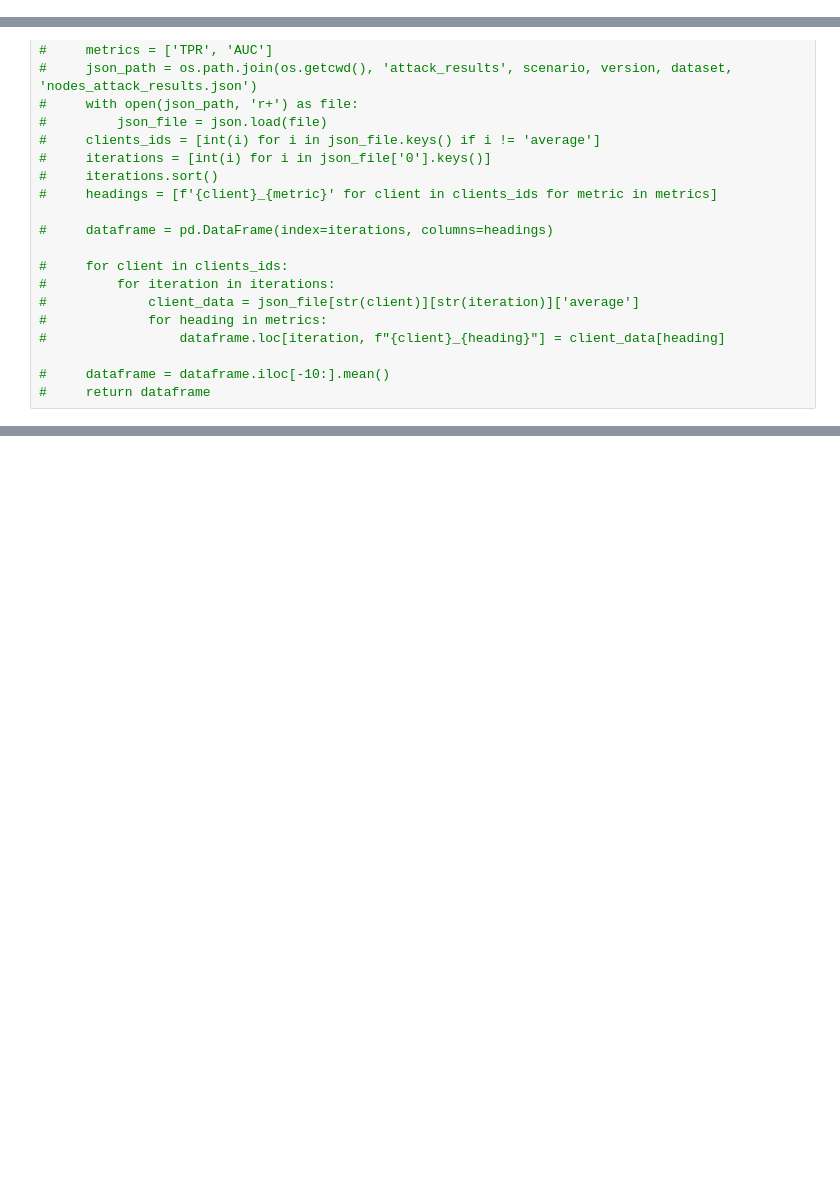
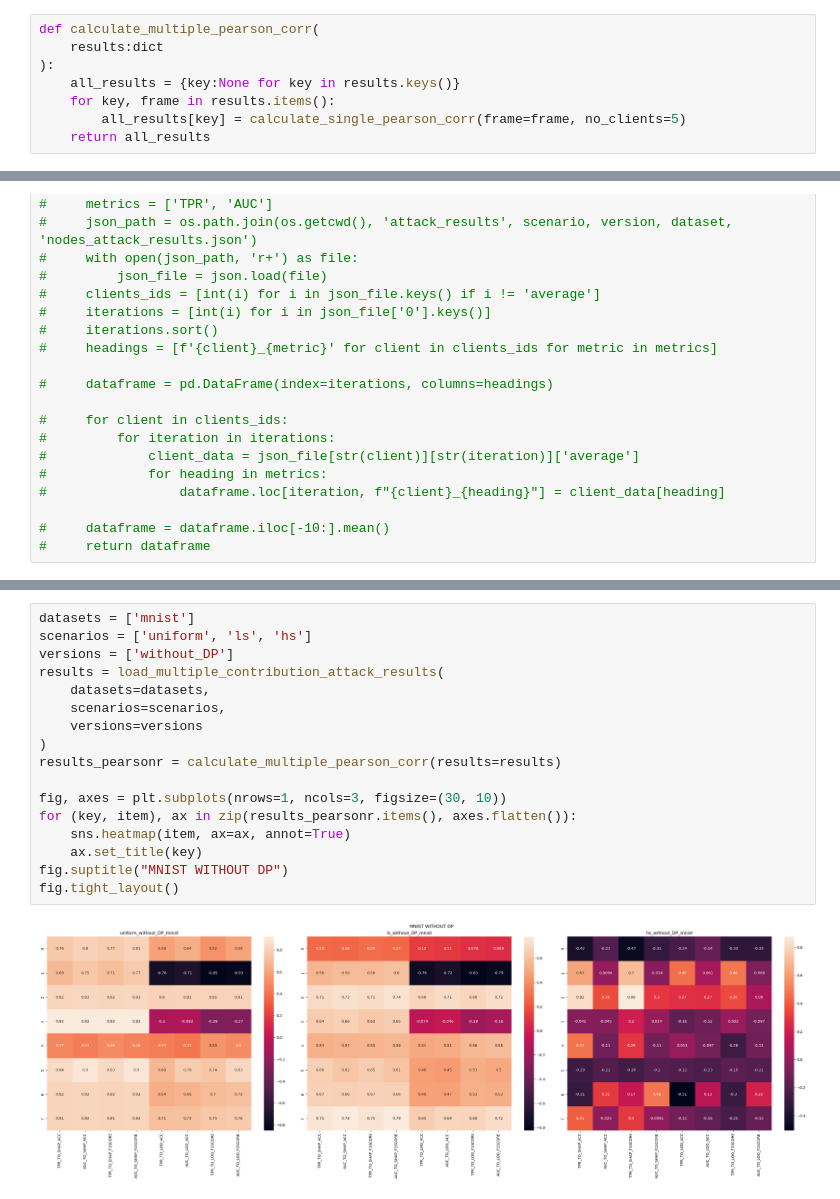
Before and after one commit to MKZuziak/MIA_SHAP, a Jupyter notebook: paper_notebook.ipynb, the cells around one changed output, grey strips where cells are left out. Cells and saved outputs as stored; diff of their text form; blank space fills up the shorter version.

```diff
--- a/paper_notebook.ipynb
+++ b/paper_notebook.ipynb
@@ -37,3 +150,11 @@ import seaborn as sns
+# %%
+def calculate_multiple_pearson_corr(
+    results:dict
+):
+    all_results = {key:None for key in results.keys()}
+    for key, frame in results.items():
+        all_results[key] = calculate_single_pearson_corr(frame=frame, no_clients=5)
+    return all_results
 # %%
 # def load_single_attack_results_short(
 #     scenario: str,
@@ -207,0 +270,19 @@ spearmanr_corr
+# %%
+datasets = ['mnist']
+scenarios = ['uniform', 'ls', 'hs']
+versions = ['without_DP']
+results = load_multiple_contribution_attack_results(
+    datasets=datasets,
+    scenarios=scenarios,
+    versions=versions
+)
+results_pearsonr = calculate_multiple_pearson_corr(results=results)
+
+fig, axes = plt.subplots(nrows=1, ncols=3, figsize=(30, 10))
+for (key, item), ax in zip(results_pearsonr.items(), axes.flatten()):
+    sns.heatmap(item, ax=ax, annot=True)
+    ax.set_title(key)
+fig.suptitle("MNIST WITHOUT DP")
+fig.tight_layout()
+# %% [output]
+[figure, added]
```
Also changed, not shown: parts of 13 cells of this notebook.
